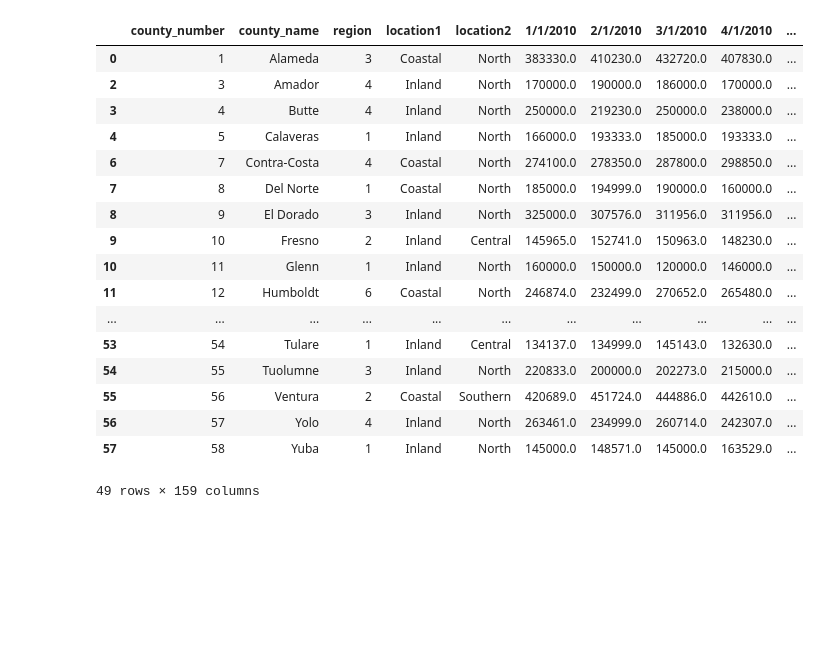
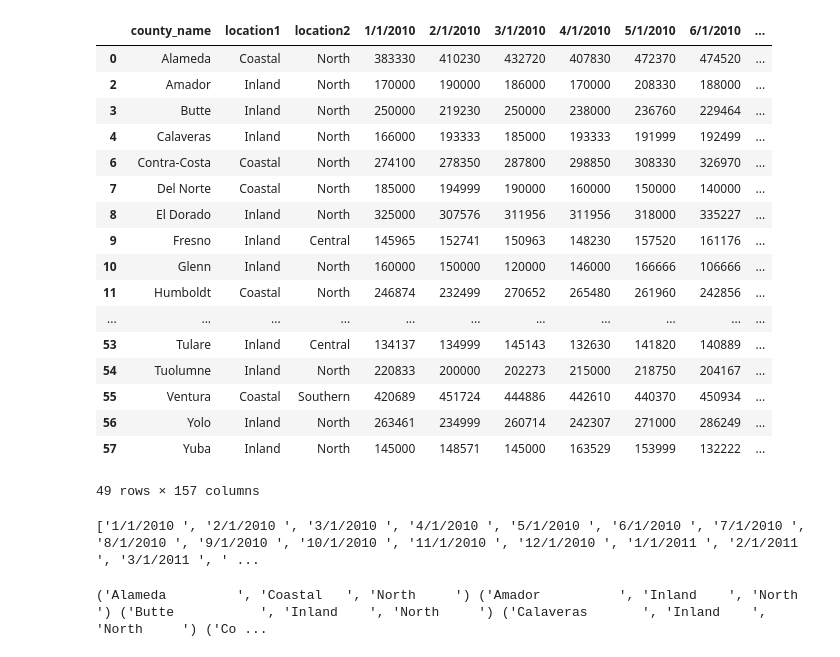
Before and after one commit to davidixonn/CaliforniaDreaming, a Jupyter notebook: Median_Housing_Data_cleanup_DRAFT.ipynb, the cells around one changed output. Cells and saved outputs as stored; diff of their text form; code cells hidden in the pictures; blank space fills up the shorter version.

```diff
--- a/Median_Housing_Data_cleanup_DRAFT.ipynb
+++ b/Median_Housing_Data_cleanup_DRAFT.ipynb
@@ -20,9 +14,9 @@ median_detached_homes = pd.read_csv(r"C:\Users\Louie\uci\project1\MedianPricesof
 housing_df = pd.DataFrame(median_detached_homes)
 #for row in housing_df.index:
     #print(row, end = " ")
-
-
+clean_column_rents = housing_df.drop(['county_number ', 'region '],axis=1)
+clean_column_rents
 #housing_f = housing_df.iloc[6:]
-housing_df
+#housing_df
 #print(housing_df.columns.tolist())
 # %% [output]
@@ -54,25 +47,40 @@ for row in housing_df.index:
 # %%
-housing_drp = housing_df.dropna(how='any')
-housing_drp.to_csv('Median_HSNG_CLEAN_DRAFT.csv')
+housing_drp = clean_column_rents.dropna(how='any')
+#housing_drp.to_csv('Median_HSNG_CLEAN_DRAFT.csv')
 housing_drp
 # for row in housing_drp.index:
 #     print(row, end = " ")
+housing_drp2 = housing_drp.drop(index=[1,17,31], axis=0)
+housing_drp2
+#housing_drp2.to_csv('Median_HSNG_DRAFT.csv')
 # %% [output]
-|  | county_number | county_name | region | location1 | location2 | 1/1/2010 | 2/1/2010 | 3/1/2010 | 4/1/2010 | ... |
-| 0 | 1 | Alameda | 3 | Coastal | North | 383330.0 | 410230.0 | 432720.0 | 407830.0 | ... |
-| 2 | 3 | Amador | 4 | Inland | North | 170000.0 | 190000.0 | 186000.0 | 170000.0 | ... |
-| 3 | 4 | Butte | 4 | Inland | North | 250000.0 | 219230.0 | 250000.0 | 238000.0 | ... |
-| 4 | 5 | Calaveras | 1 | Inland | North | 166000.0 | 193333.0 | 185000.0 | 193333.0 | ... |
-| 6 | 7 | Contra-Costa | 4 | Coastal | North | 274100.0 | 278350.0 | 287800.0 | 298850.0 | ... |
-| 7 | 8 | Del Norte | 1 | Coastal | North | 185000.0 | 194999.0 | 190000.0 | 160000.0 | ... |
-| 8 | 9 | El Dorado | 3 | Inland | North | 325000.0 | 307576.0 | 311956.0 | 311956.0 | ... |
-| 9 | 10 | Fresno | 2 | Inland | Central | 145965.0 | 152741.0 | 150963.0 | 148230.0 | ... |
-| 10 | 11 | Glenn | 1 | Inland | North | 160000.0 | 150000.0 | 120000.0 | 146000.0 | ... |
-| 11 | 12 | Humboldt | 6 | Coastal | North | 246874.0 | 232499.0 | 270652.0 | 265480.0 | ... |
+|  | county_name | location1 | location2 | 1/1/2010 | 2/1/2010 | 3/1/2010 | 4/1/2010 | 5/1/2010 | 6/1/2010 | ... |
+| 0 | Alameda | Coastal | North | 383330 | 410230 | 432720 | 407830 | 472370 | 474520 | ... |
+| 2 | Amador | Inland | North | 170000 | 190000 | 186000 | 170000 | 208330 | 188000 | ... |
+| 3 | Butte | Inland | North | 250000 | 219230 | 250000 | 238000 | 236760 | 229464 | ... |
+| 4 | Calaveras | Inland | North | 166000 | 193333 | 185000 | 193333 | 191999 | 192499 | ... |
+| 6 | Contra-Costa | Coastal | North | 274100 | 278350 | 287800 | 298850 | 308330 | 326970 | ... |
+| 7 | Del Norte | Coastal | North | 185000 | 194999 | 190000 | 160000 | 150000 | 140000 | ... |
+| 8 | El Dorado | Inland | North | 325000 | 307576 | 311956 | 311956 | 318000 | 335227 | ... |
+| 9 | Fresno | Inland | Central | 145965 | 152741 | 150963 | 148230 | 157520 | 161176 | ... |
+| 10 | Glenn | Inland | North | 160000 | 150000 | 120000 | 146000 | 166666 | 106666 | ... |
+| 11 | Humboldt | Coastal | North | 246874 | 232499 | 270652 | 265480 | 261960 | 242856 | ... |
 | ... | ... | ... | ... | ... | ... | ... | ... | ... | ... | ... |
-| 53 | 54 | Tulare | 1 | Inland | Central | 134137.0 | 134999.0 | 145143.0 | 132630.0 | ... |
-| 54 | 55 | Tuolumne | 3 | Inland | North | 220833.0 | 200000.0 | 202273.0 | 215000.0 | ... |
-| 55 | 56 | Ventura | 2 | Coastal | Southern | 420689.0 | 451724.0 | 444886.0 | 442610.0 | ... |
-| 56 | 57 | Yolo | 4 | Inland | North | 263461.0 | 234999.0 | 260714.0 | 242307.0 | ... |
-| 57 | 58 | Yuba | 1 | Inland | North | 145000.0 | 148571.0 | 145000.0 | 163529.0 | ... |
+| 53 | Tulare | Inland | Central | 134137 | 134999 | 145143 | 132630 | 141820 | 140889 | ... |
+| 54 | Tuolumne | Inland | North | 220833 | 200000 | 202273 | 215000 | 218750 | 204167 | ... |
+| 55 | Ventura | Coastal | Southern | 420689 | 451724 | 444886 | 442610 | 440370 | 450934 | ... |
+| 56 | Yolo | Inland | North | 263461 | 234999 | 260714 | 242307 | 271000 | 286249 | ... |
+| 57 | Yuba | Inland | North | 145000 | 148571 | 145000 | 163529 | 153999 | 132222 | ... |
-49 rows × 159 columns
+49 rows × 157 columns
+# %%
+median_housing_copy = housing_drp2.copy()
+median_housing_copy = housing_drp2.set_index(['county_name     ', 'location1 ', 'location2 '], drop=True)
+median_housing_copy
+# %% [output]
+['1/1/2010 ', '2/1/2010 ', '3/1/2010 ', '4/1/2010 ', '5/1/2010 ', '6/1/2010 ', '7/1/2010 ', '8/1/2010 ', '9/1/2010 ', '10/1/2010 ', '11/1/2010 ', '12/1/2010 ', '1/1/2011 ', '2/1/2011 ', '3/1/2011 ', ' ...
+# %%
+for row in median_housing_copy.index:
+     print(row, end = " ")
+#print(median_housing_copy.columns.tolist())
+# %% [output]
+('Alameda         ', 'Coastal   ', 'North     ') ('Amador          ', 'Inland    ', 'North     ') ('Butte           ', 'Inland    ', 'North     ') ('Calaveras       ', 'Inland    ', 'North     ') ('Co ...
```
Also changed, not shown: parts of 5 cells of this notebook.
